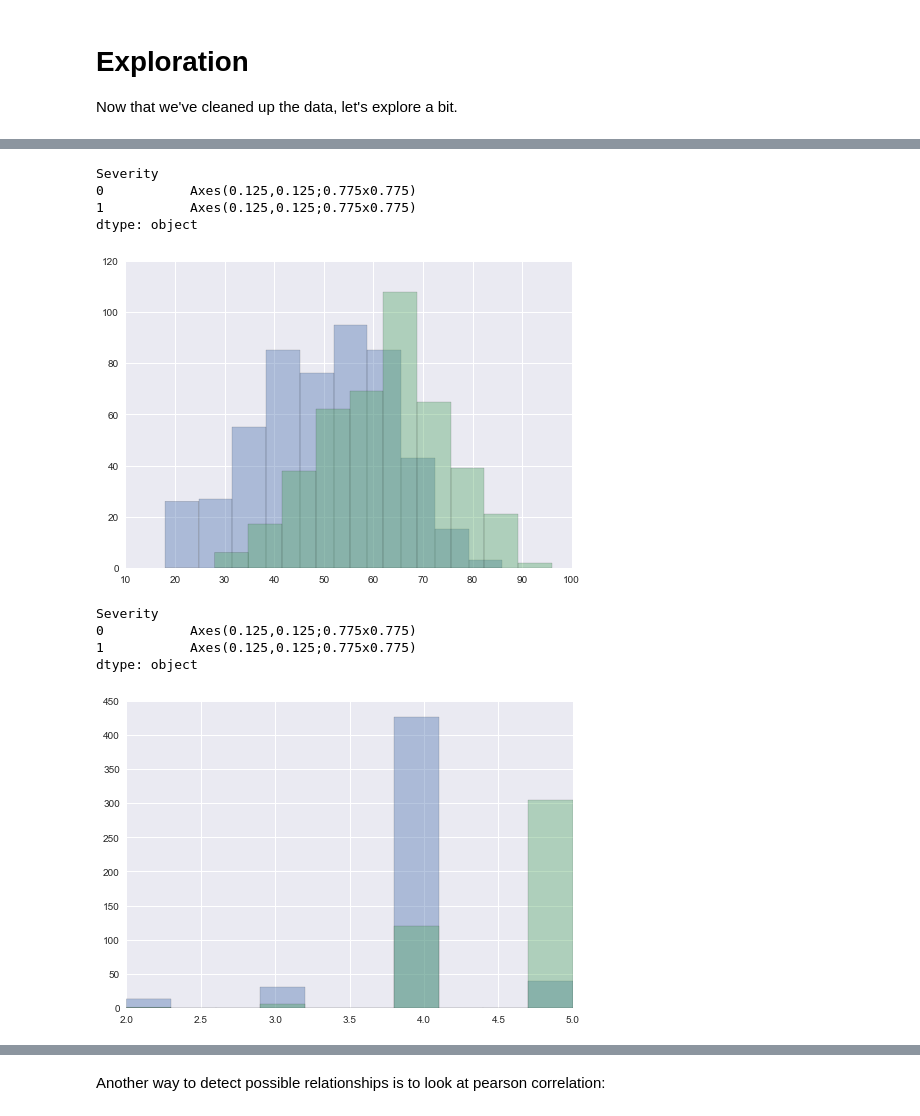
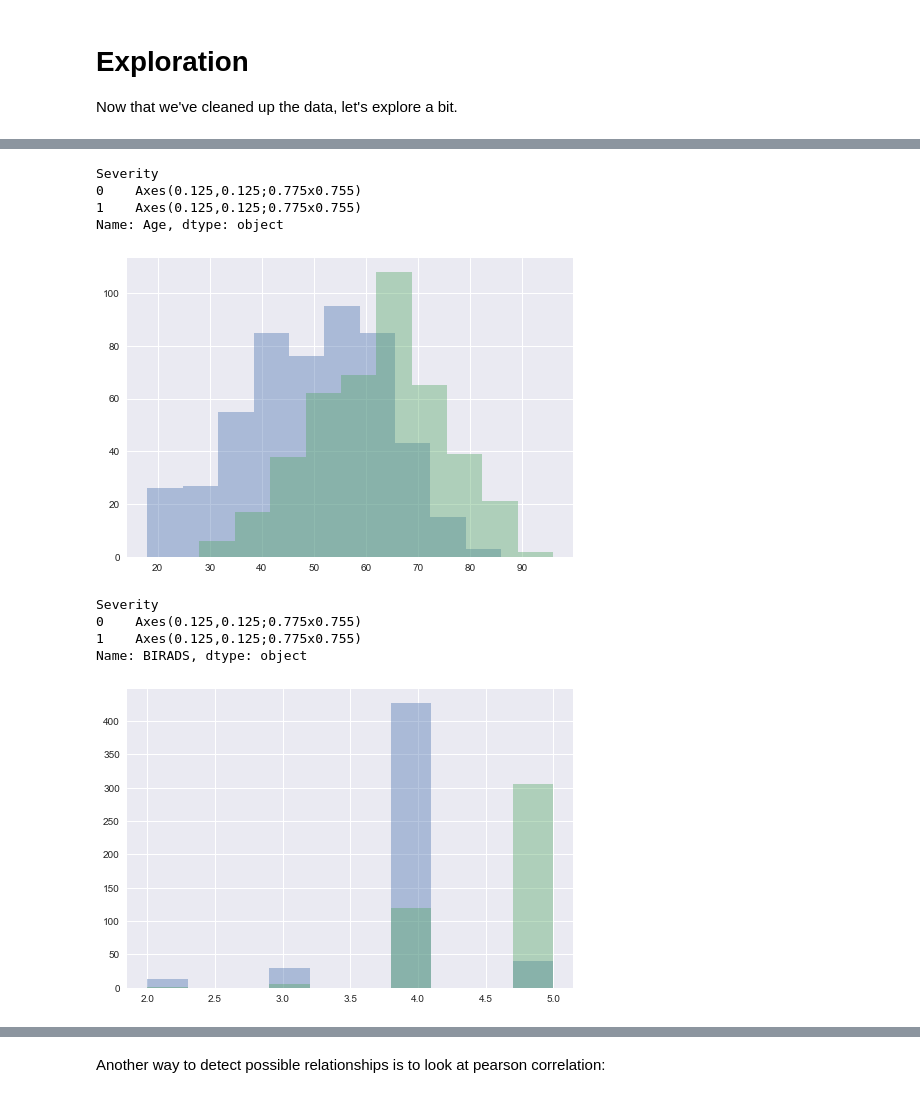
Before and after one commit to spicasax/ipython-examples, a Jupyter notebook: mammographic-mass/mammographic_masses.ipynb, the cells around one changed output, grey strips where cells are left out. Drawn from its saved outputs; the diff is of its cells as text; code cells hidden in the pictures.

```diff
--- a/mammographic-mass/mammographic_masses.ipynb
+++ b/mammographic-mass/mammographic_masses.ipynb
@@ -46,7 +53,7 @@ import seaborn
 
 I glanced at the data file, and saw that there is no header row, and missing values are denoted with '?'.
 # %%
-names = ['BiRads', 'Age', 'Shape', 'Margin', 'Density', 'Severity']
-data = pandas.read_csv('mammographic_masses.data', names=names, na_values=['?'])
+header = ['BIRADS', 'Age', 'Shape', 'Margin', 'Density', 'Severity']
+data = pandas.read_csv('mammographic_masses.data', names=header, na_values=['?'])
 data.head()
 # %% [output]
@@ -83,5 +99,5 @@ In our BiRads data, we know the values are 1 - 5, so we have some abnormal data
 So, let's exclude the rows that are not 1 - 5.
 # %%
-data = data[(data.BiRads > 0) & (data.BiRads < 6)]
-data.BiRads.value_counts()
+data = data[(data.BIRADS > 0) & (data.BIRADS < 6)]
+data.BIRADS.value_counts()
 # %% [output]
@@ -187,18 +225,18 @@ dtype: object
 data.groupby('Severity').Age.hist(alpha=0.4)
 # %% [output]
 Severity
-0           Axes(0.125,0.125;0.775x0.775)
-1           Axes(0.125,0.125;0.775x0.775)
-dtype: object
+0    Axes(0.125,0.125;0.775x0.755)
+1    Axes(0.125,0.125;0.775x0.755)
+Name: Age, dtype: object
-[figure, old version]
+[figure, new version]
 # %%
-data.groupby('Severity').BiRads.hist(alpha=0.4)
+data.groupby('Severity').BIRADS.hist(alpha=0.4)
 # %% [output]
 Severity
-0           Axes(0.125,0.125;0.775x0.775)
-1           Axes(0.125,0.125;0.775x0.775)
-dtype: object
+0    Axes(0.125,0.125;0.775x0.755)
+1    Axes(0.125,0.125;0.775x0.755)
+Name: BIRADS, dtype: object
-[figure, old version]
+[figure, new version]
 # %%
 data.groupby('Severity').Margin.hist(alpha=0.4)
 # %% [output]
```
Also changed, not shown: parts of 45 cells of this notebook.
